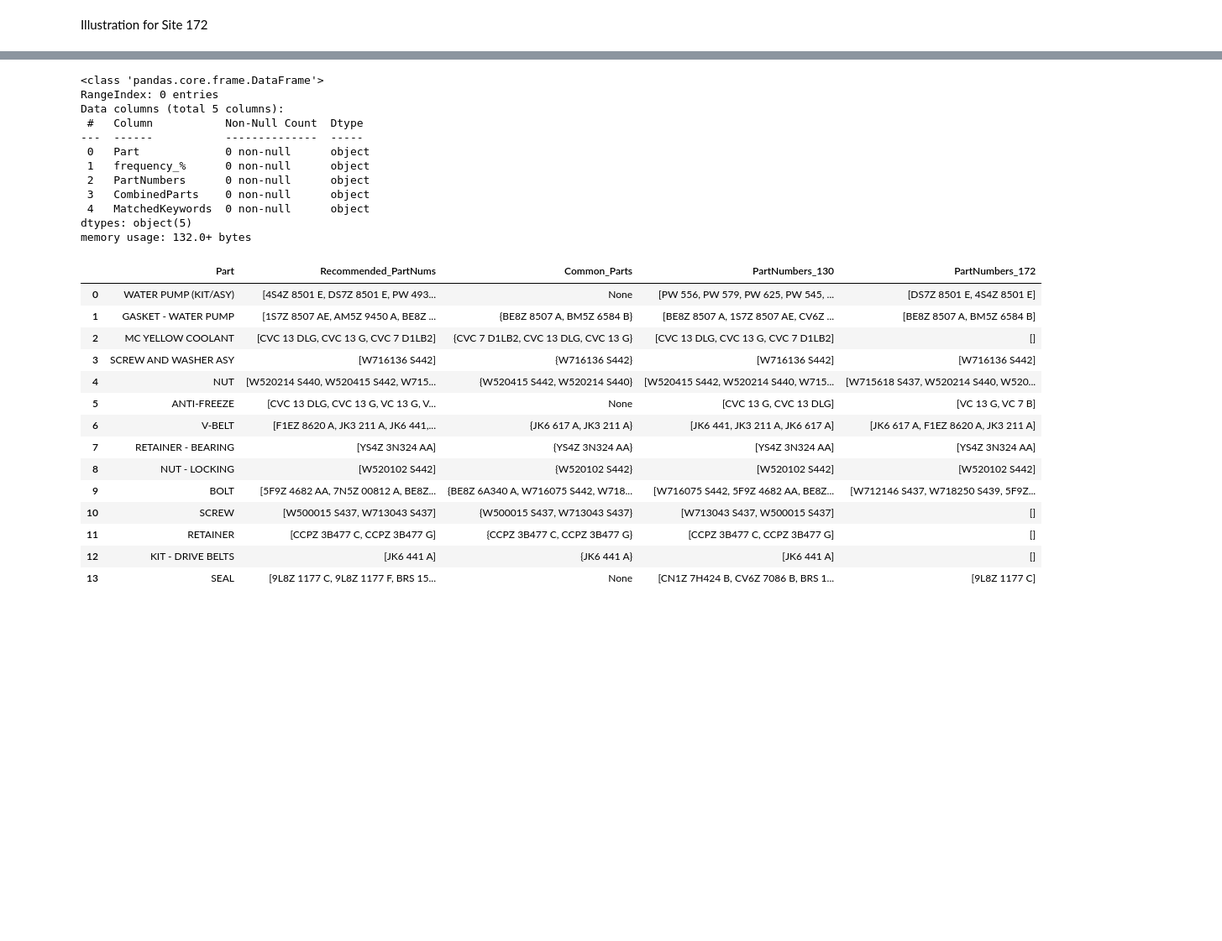
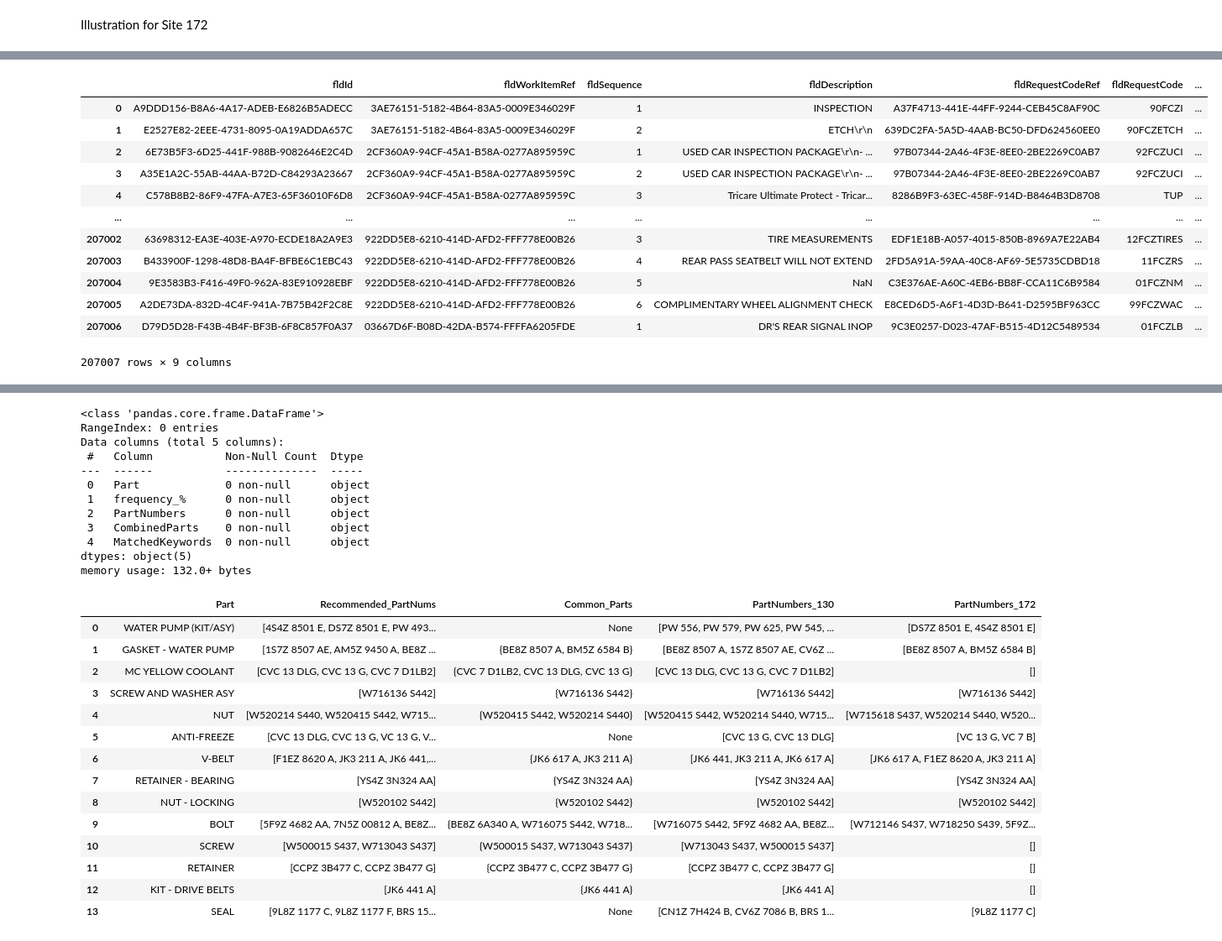
Before and after one commit to MeliPax/SPG, a Jupyter notebook: research/SPG_single_model_analysis.ipynb, the cells around one changed output, grey strips where cells are left out. Shown at 84% size. Cells and saved outputs as stored; diff of their text form; code cells hidden in the pictures; blank space fills up the shorter version.

```diff
--- a/research/SPG_single_model_analysis.ipynb
+++ b/research/SPG_single_model_analysis.ipynb
@@ -2105,0 +2022,27 @@ Done. Saved 4 file(s) into: ./data\server_168
+# %%
+all_data_dict = {"server_130": {
+                "RO_tbl": RO_tbl_130,
+                "Req_tbl": request_tbl_130,
+                "Labor_tbl":labourline_tbl_130,
+                "Parts_tbl": partslines_tbl_130},
+        "server_172": {
+                "RO_tbl": RO_tbl_172,
+                "Req_tbl": request_tbl_172,
+                "Labor_tbl":labourline_tbl_172,
+                "Parts_tbl": partslines_tbl_172},
+        "server_114": {
+                "RO_tbl": RO_tbl_114,
+                "Req_tbl": request_tbl_114,
+                "Labor_tbl":labourline_tbl_114,
+                "Parts_tbl": partslines_tbl_114},
+        "server_129": {
+                "RO_tbl": RO_tbl_129,
+                "Req_tbl": request_tbl_129,
+                "Labor_tbl":labourline_tbl_129,
+                "Parts_tbl": partslines_tbl_129},
+        "server_168": {
+                "RO_tbl": RO_tbl_168,
+                "Req_tbl": request_tbl_168,
+                "Labor_tbl":labourline_tbl_168,
+                "Parts_tbl": partslines_tbl_168}
+}
@@ -2106,3 +2054,19 @@ Done. Saved 4 file(s) into: ./data\server_168
+# %%
+all_data_dict["server_130"]["Req_tbl"]
+# %% [output]
+|  | fldId | fldWorkItemRef | fldSequence | fldDescription | fldRequestCodeRef | fldRequestCode | ... |
+| 0 | A9DDD156-B8A6-4A17-ADEB-E6826B5ADECC | 3AE76151-5182-4B64-83A5-0009E346029F | 1 | INSPECTION | A37F4713-441E-44FF-9244-CEB45C8AF90C | 90FCZI | ... |
+| 1 | E2527E82-2EEE-4731-8095-0A19ADDA657C | 3AE76151-5182-4B64-83A5-0009E346029F | 2 | ETCH\r\n | 639DC2FA-5A5D-4AAB-BC50-DFD624560EE0 | 90FCZETCH | ... |
+| 2 | 6E73B5F3-6D25-441F-988B-9082646E2C4D | 2CF360A9-94CF-45A1-B58A-0277A895959C | 1 | USED CAR INSPECTION PACKAGE\r\n- ... | 97B07344-2A46-4F3E-8EE0-2BE2269C0AB7 | 92FCZUCI | ... |
+| 3 | A35E1A2C-55AB-44AA-B72D-C84293A23667 | 2CF360A9-94CF-45A1-B58A-0277A895959C | 2 | USED CAR INSPECTION PACKAGE\r\n- ... | 97B07344-2A46-4F3E-8EE0-2BE2269C0AB7 | 92FCZUCI | ... |
+| 4 | C578B8B2-86F9-47FA-A7E3-65F36010F6D8 | 2CF360A9-94CF-45A1-B58A-0277A895959C | 3 | Tricare Ultimate Protect - Tricar... | 8286B9F3-63EC-458F-914D-B8464B3D8708 | TUP | ... |
+| ... | ... | ... | ... | ... | ... | ... | ... |
+| 207002 | 63698312-EA3E-403E-A970-ECDE18A2A9E3 | 922DD5E8-6210-414D-AFD2-FFF778E00B26 | 3 | TIRE MEASUREMENTS | EDF1E18B-A057-4015-850B-8969A7E22AB4 | 12FCZTIRES | ... |
+| 207003 | B433900F-1298-48D8-BA4F-BFBE6C1EBC43 | 922DD5E8-6210-414D-AFD2-FFF778E00B26 | 4 | REAR PASS SEATBELT WILL NOT EXTEND | 2FD5A91A-59AA-40C8-AF69-5E5735CDBD18 | 11FCZRS | ... |
+| 207004 | 9E3583B3-F416-49F0-962A-83E910928EBF | 922DD5E8-6210-414D-AFD2-FFF778E00B26 | 5 | NaN | C3E376AE-A60C-4EB6-BB8F-CCA11C6B9584 | 01FCZNM | ... |
+| 207005 | A2DE73DA-832D-4C4F-941A-7B75B42F2C8E | 922DD5E8-6210-414D-AFD2-FFF778E00B26 | 6 | COMPLIMENTARY WHEEL ALIGNMENT CHECK | E8CED6D5-A6F1-4D3D-B641-D2595BF963CC | 99FCZWAC | ... |
+| 207006 | D79D5D28-F43B-4B4F-BF3B-6F8C857F0A37 | 03667D6F-B08D-42DA-B574-FFFFA6205FDE | 1 | DR'S REAR SIGNAL INOP | 9C3E0257-D023-47AF-B515-4D12C5489534 | 01FCZLB | ... |
+207007 rows × 9 columns
 # %%
 
 # loading data sets
```
Also changed, not shown: parts of 10 cells of this notebook.
